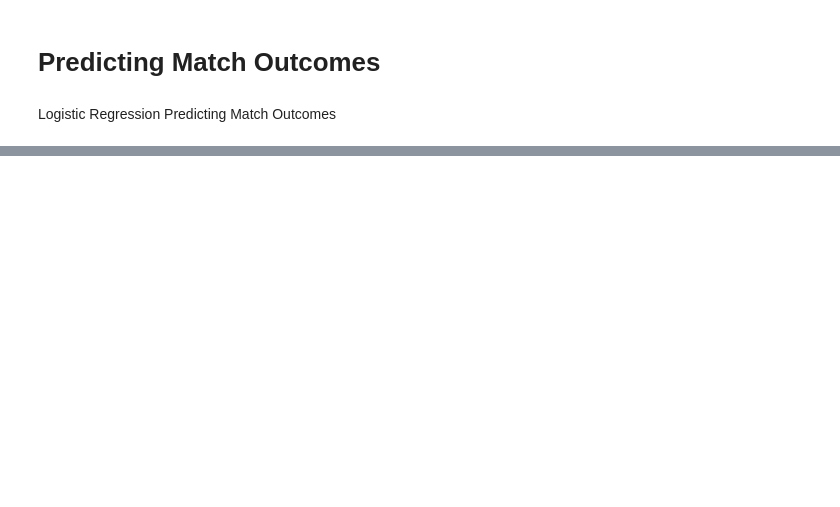
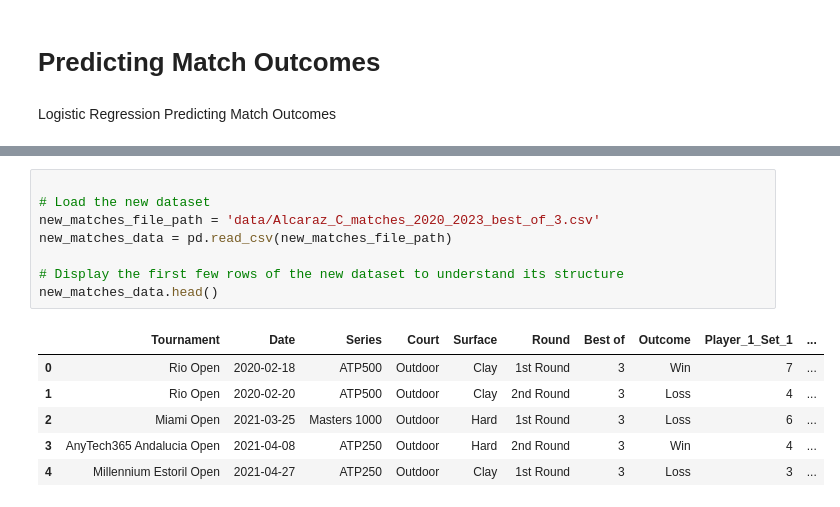
Before and after one commit to jg2012/Capstone_Project, a Jupyter notebook: ATP_notebook.ipynb, the cells around one changed output, grey strips where cells are left out. Cells and saved outputs as stored; diff of their text form; blank space fills up the shorter version.

```diff
--- a/ATP_notebook.ipynb
+++ b/ATP_notebook.ipynb
@@ -613,0 +688,15 @@ weighted avg       0.60      0.60      0.60        15
+# %%
+
+# Load the new dataset
+new_matches_file_path = 'data/Alcaraz_C_matches_2020_2023_best_of_3.csv'
+new_matches_data = pd.read_csv(new_matches_file_path)
+
+# Display the first few rows of the new dataset to understand its structure
+new_matches_data.head()
+# %% [output]
+|  | Tournament | Date | Series | Court | Surface | Round | Best of | Outcome | Player_1_Set_1 | ... |
+| 0 | Rio Open | 2020-02-18 | ATP500 | Outdoor | Clay | 1st Round | 3 | Win | 7 | ... |
+| 1 | Rio Open | 2020-02-20 | ATP500 | Outdoor | Clay | 2nd Round | 3 | Loss | 4 | ... |
+| 2 | Miami Open | 2021-03-25 | Masters 1000 | Outdoor | Hard | 1st Round | 3 | Loss | 6 | ... |
+| 3 | AnyTech365 Andalucia Open | 2021-04-08 | ATP250 | Outdoor | Hard | 2nd Round | 3 | Win | 4 | ... |
+| 4 | Millennium Estoril Open | 2021-04-27 | ATP250 | Outdoor | Clay | 1st Round | 3 | Loss | 3 | ... |
```
Also changed, not shown: parts of 28 cells of this notebook, 1 other file.
